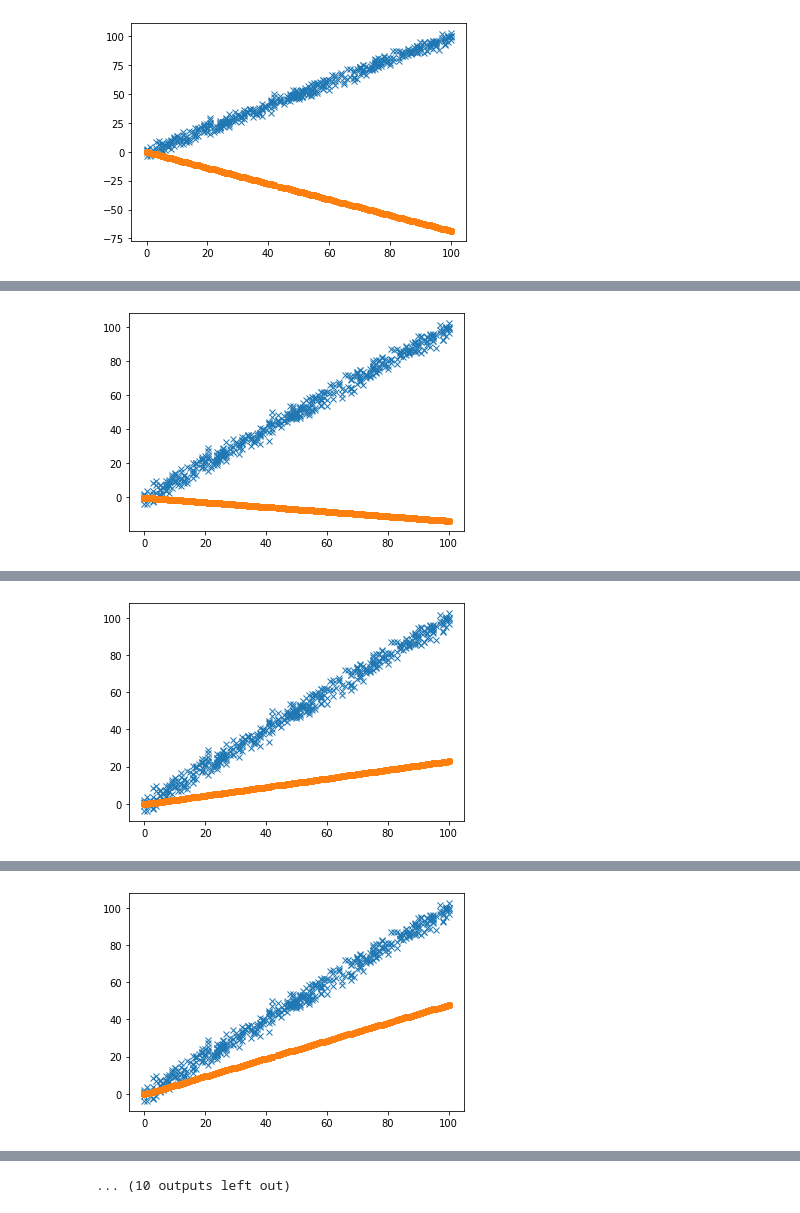
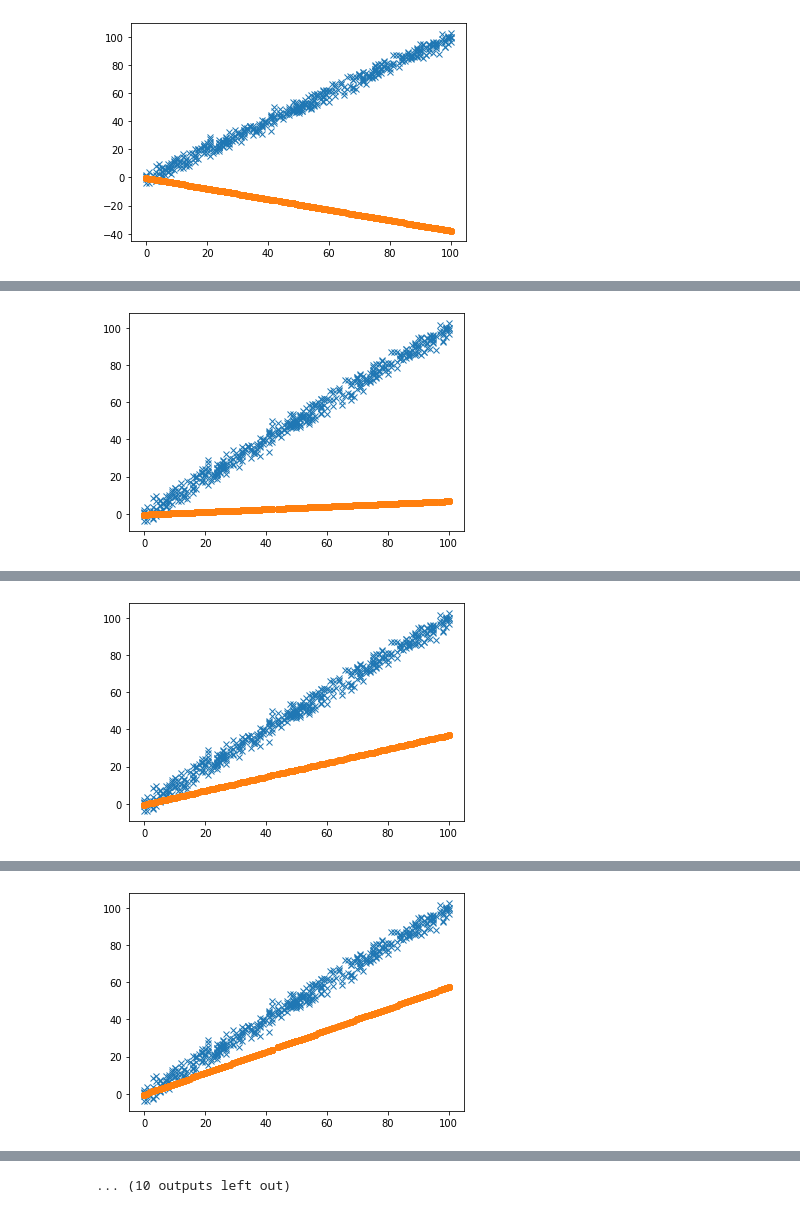
Before and after one commit to RajuMaramulla/Machine-Learning-Algorithms, a Jupyter notebook: 1_LinearRegression.ipynb, the cells around one changed output, grey strips where cells are left out. Saved outputs shown, nothing was run; the diff lists cells and outputs as text; code cells hidden in the pictures.

```diff
--- a/1_LinearRegression.ipynb
+++ b/1_LinearRegression.ipynb
@@ -25,7 +25,7 @@ split_index = data.shape[0] - int(data.shape[0] * test_ratio)
 train_data = np.array(data.x[0:split_index]).reshape(split_index, 1)
 train_labels = np.array(data.y[0:split_index]).reshape(split_index, 1)
 
-test_data = np.array(data.y[split_index:]).reshape(data.shape[0] - split_index, 1)
+test_data = np.array(data.x[split_index:]).reshape(data.shape[0] - split_index, 1)
 test_labels = np.array(data.y[split_index:]).reshape(data.shape[0] - split_index, 1)
 
 print("TrainData Dimensions: X: {} Y: {} \nTestData Dimensions: X: {} Y: {} \n"
@@ -77 +77 @@ Iteration: 1, Loss: 4593.297088093158
-[figure, old version]
+[figure, new version]
@@ -79 +79 @@ Iteration: 2, Loss: 2103.007951623449
-[figure, old version]
+[figure, new version]
@@ -81 +81 @@ Iteration: 3, Loss: 963.9982887552593
-[figure, old version]
+[figure, new version]
@@ -83 +83 @@ Iteration: 4, Loss: 443.0374922244874
-[figure, old version]
+[figure, new version]
```
Also changed, not shown: parts of 1 cell of this notebook.
